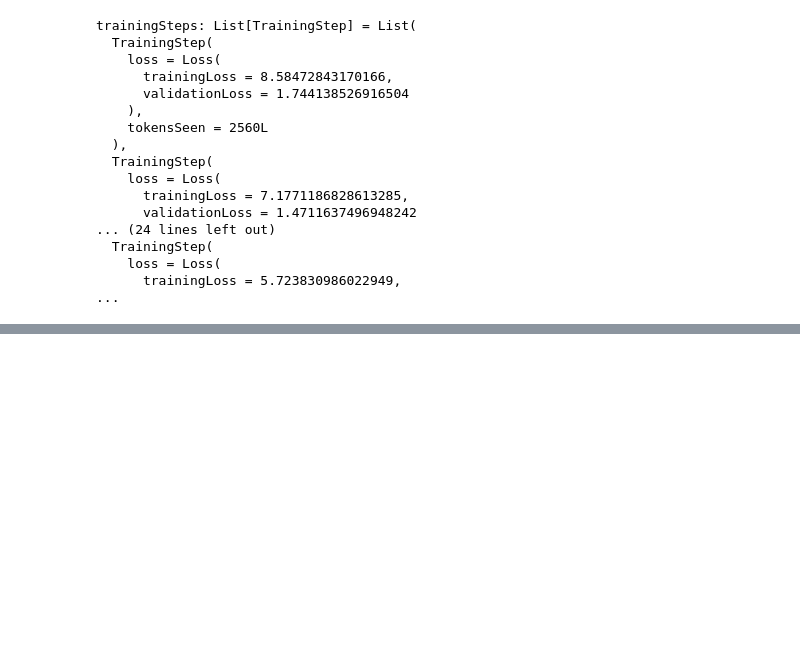
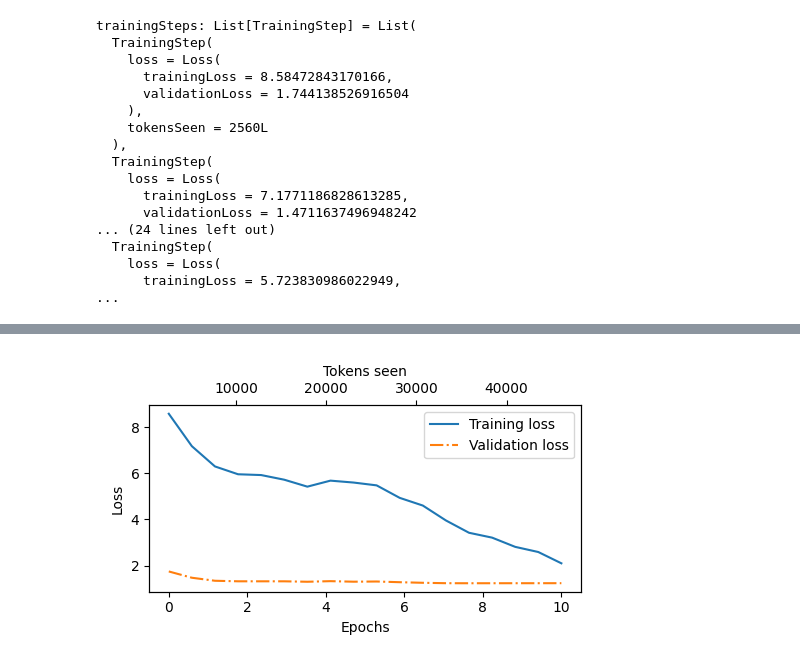
Before and after one commit to AvaPL/ScalaLLM, a Jupyter notebook: workspace/chapter5/chapter5.ipynb, the cells around one changed output, grey strips where cells are left out. Cells and saved outputs as stored; diff of their text form; code cells hidden in the pictures; blank space fills up the shorter version.

Commit message:
Plot losses in chapter 5.

```diff
--- a/workspace/chapter5/chapter5.ipynb
+++ b/workspace/chapter5/chapter5.ipynb
@@ -817,0 +840,31 @@ trainingSteps: List[TrainingStep] = List(
+# %%
+val plot = py.module("matplotlib.pyplot")
+val ticker = py.module("matplotlib.ticker")
+
+try {
+  type Figure = py.Dynamic
+  type Axis = py.Dynamic
+
+  val (tokensSeen, trainingLoss, validationLoss) = trainingSteps.map {
+    case TrainingStep(Loss(trainingLoss, validationLoss), tokensSeen) => (tokensSeen, trainingLoss, validationLoss)
+  }.unzip3
+  val epochs = torch.linspace(0, epochsCount, tokensSeen.length)
+  val (figure, axis1) = plot.subplots(figsize = (5, 3)).as[(Figure, Axis)]
+  axis1.plot(epochs, trainingLoss.toPythonProxy, label = "Training loss")
+  axis1.plot(epochs, validationLoss.toPythonProxy, linestyle = "-.", label = "Validation loss")
+  axis1.set_xlabel("Epochs")
+  axis1.set_ylabel("Loss")
+  axis1.legend(loc = "upper right")
+  axis1.xaxis.set_major_locator(ticker.MaxNLocator(integer = true))
+  val axis2 = axis1.twiny()
+  axis2.plot(tokensSeen.toPythonProxy, trainingLoss.toPythonProxy, alpha = 0)
+  axis2.set_xlabel("Tokens seen")
+  figure.tight_layout()
+  DisplaySupport.showPlot(plot)
+} catch {
+  case e: py.PythonException =>
+    println("(!) If the exception below says 'Numpy is not available', restart the Jupyter kernel. It's an issue with Matplotlib in Jupyter.\n")
+    throw e
+}
+# %% [output]
+[figure, added]
```
Also changed, not shown: parts of 4 cells of this notebook, 1 other file.
